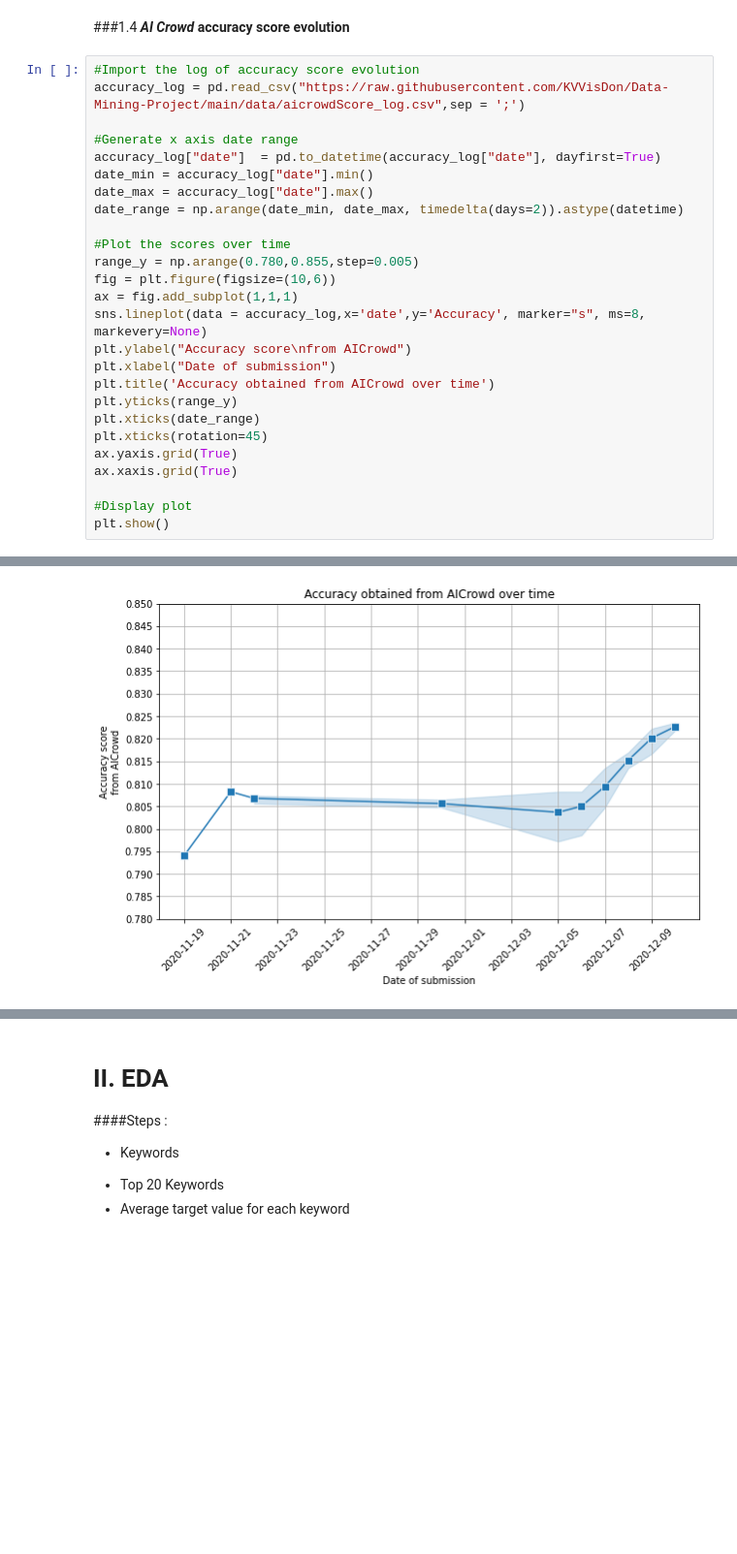
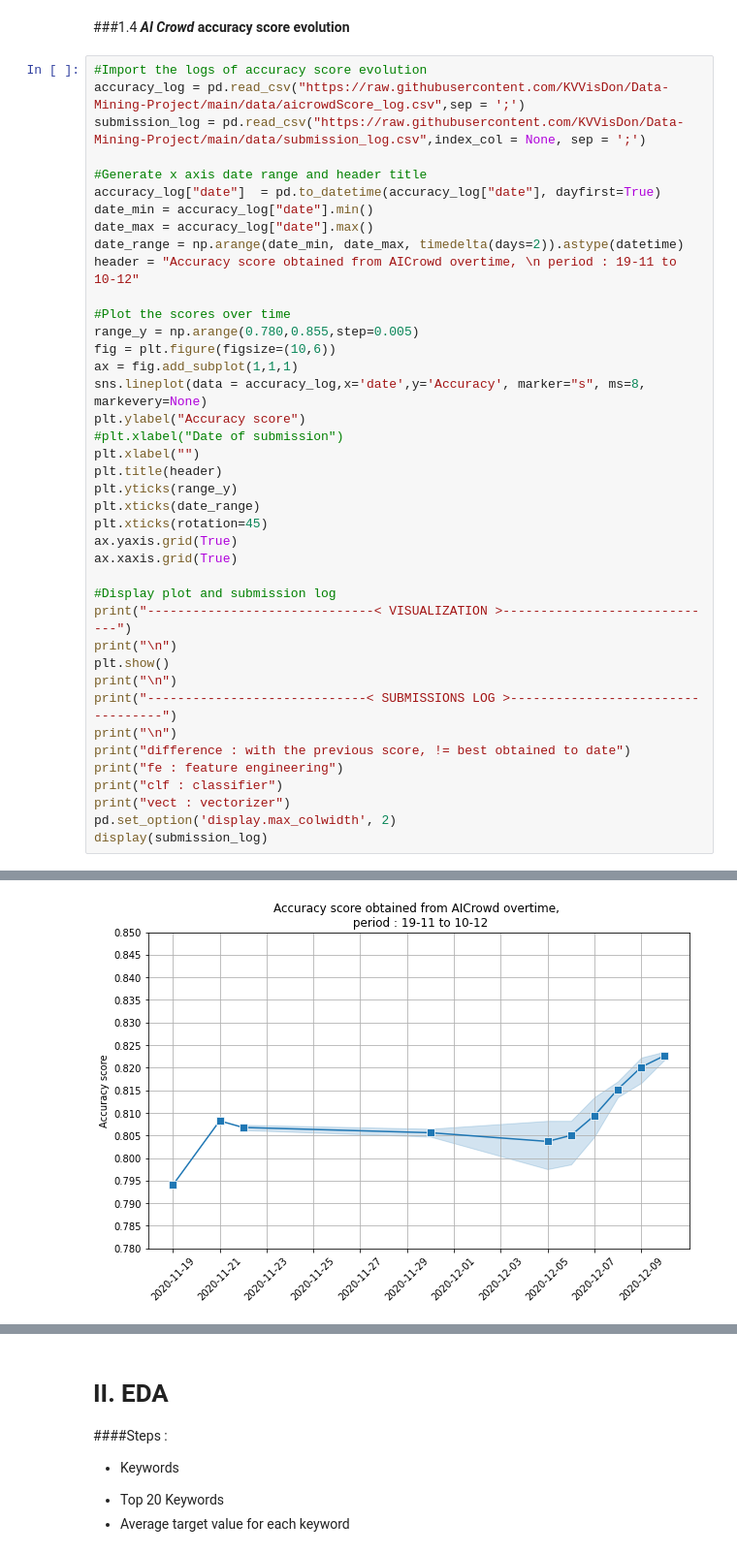
Before and after one commit to KVVisDon/Data-Mining-Project, a Jupyter notebook: code/Team_Microsoft.ipynb, the cells around one changed output, grey strips where cells are left out. Shown at 97% size. Drawn from its saved outputs; the diff is of its cells as text; blank space fills up the shorter version.

```diff
--- a/code/Team_Microsoft.ipynb
+++ b/code/Team_Microsoft.ipynb
@@ -118,29 +121,43 @@ print("-> Base rate is",str(round(br,2)))
 # %% [markdown]
 ###1.4 ***AI Crowd* accuracy score evolution**
 # %%
-#Import the log of accuracy score evolution
+#Import the logs of accuracy score evolution
 accuracy_log = pd.read_csv("https://raw.githubusercontent.com/KVVisDon/Data-Mining-Project/main/data/aicrowdScore_log.csv",sep = ';')
+submission_log = pd.read_csv("https://raw.githubusercontent.com/KVVisDon/Data-Mining-Project/main/data/submission_log.csv",index_col = None, sep = ';')
 
-#Generate x axis date range
+#Generate x axis date range and header title
 accuracy_log["date"]  = pd.to_datetime(accuracy_log["date"], dayfirst=True)
 date_min = accuracy_log["date"].min()
 date_max = accuracy_log["date"].max()
 date_range = np.arange(date_min, date_max, timedelta(days=2)).astype(datetime)
+header = "Accuracy score obtained from AICrowd overtime, \n period : 19-11 to 10-12"
 
 #Plot the scores over time
 range_y = np.arange(0.780,0.855,step=0.005)
 fig = plt.figure(figsize=(10,6))
 ax = fig.add_subplot(1,1,1)
 sns.lineplot(data = accuracy_log,x='date',y='Accuracy', marker="s", ms=8, markevery=None)
-plt.ylabel("Accuracy score\nfrom AICrowd")
-plt.xlabel("Date of submission")
-plt.title('Accuracy obtained from AICrowd over time')
+plt.ylabel("Accuracy score")
+#plt.xlabel("Date of submission")
+plt.xlabel("")
+plt.title(header)
 plt.yticks(range_y)
 plt.xticks(date_range)
 plt.xticks(rotation=45)
 ax.yaxis.grid(True)
 ax.xaxis.grid(True)
 
-#Display plot
+#Display plot and submission log
+print("------------------------------< VISUALIZATION >-----------------------------")
+print("\n")
 plt.show()
+print("\n")
+print("-----------------------------< SUBMISSIONS LOG >----------------------------------")
+print("\n")
+print("difference : with the previous score, != best obtained to date")
+print("fe : feature engineering")
+print("clf : classifier")
+print("vect : vectorizer")
+pd.set_option('display.max_colwidth', 2)
+display(submission_log)
 # %% [output]
@@ -147 +165 @@ plt.show()
-[figure, old version]
+[figure, new version]
```
Also changed, not shown: parts of 13 cells of this notebook.
